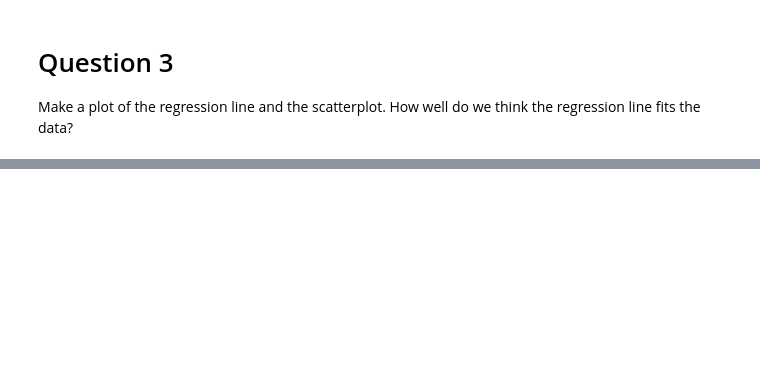
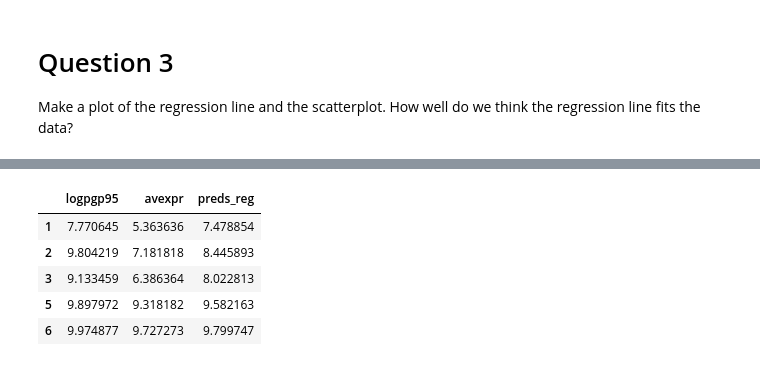
Before and after one commit to pcrespobootcamp/Spring2022, a Jupyter notebook: Class10b.ipynb, the cells around one changed output, grey strips where cells are left out. Saved outputs shown, nothing was run; the diff lists cells and outputs as text; code cells hidden in the pictures; blank space fills up the shorter version.

```diff
--- a/Class10b.ipynb
+++ b/Class10b.ipynb
@@ -41,0 +89,9 @@ Make a plot of the regression line and the scatterplot. How well do we think the
+# %%
+df2.head()
+# %% [output]
+|  | logpgp95 | avexpr | preds_reg |
+| 1 | 7.770645 | 5.363636 | 7.478854 |
+| 2 | 9.804219 | 7.181818 | 8.445893 |
+| 3 | 9.133459 | 6.386364 | 8.022813 |
+| 5 | 9.897972 | 9.318182 | 9.582163 |
+| 6 | 9.974877 | 9.727273 | 9.799747 |
```
Also changed, not shown: parts of 7 cells of this notebook, 2 other files.
